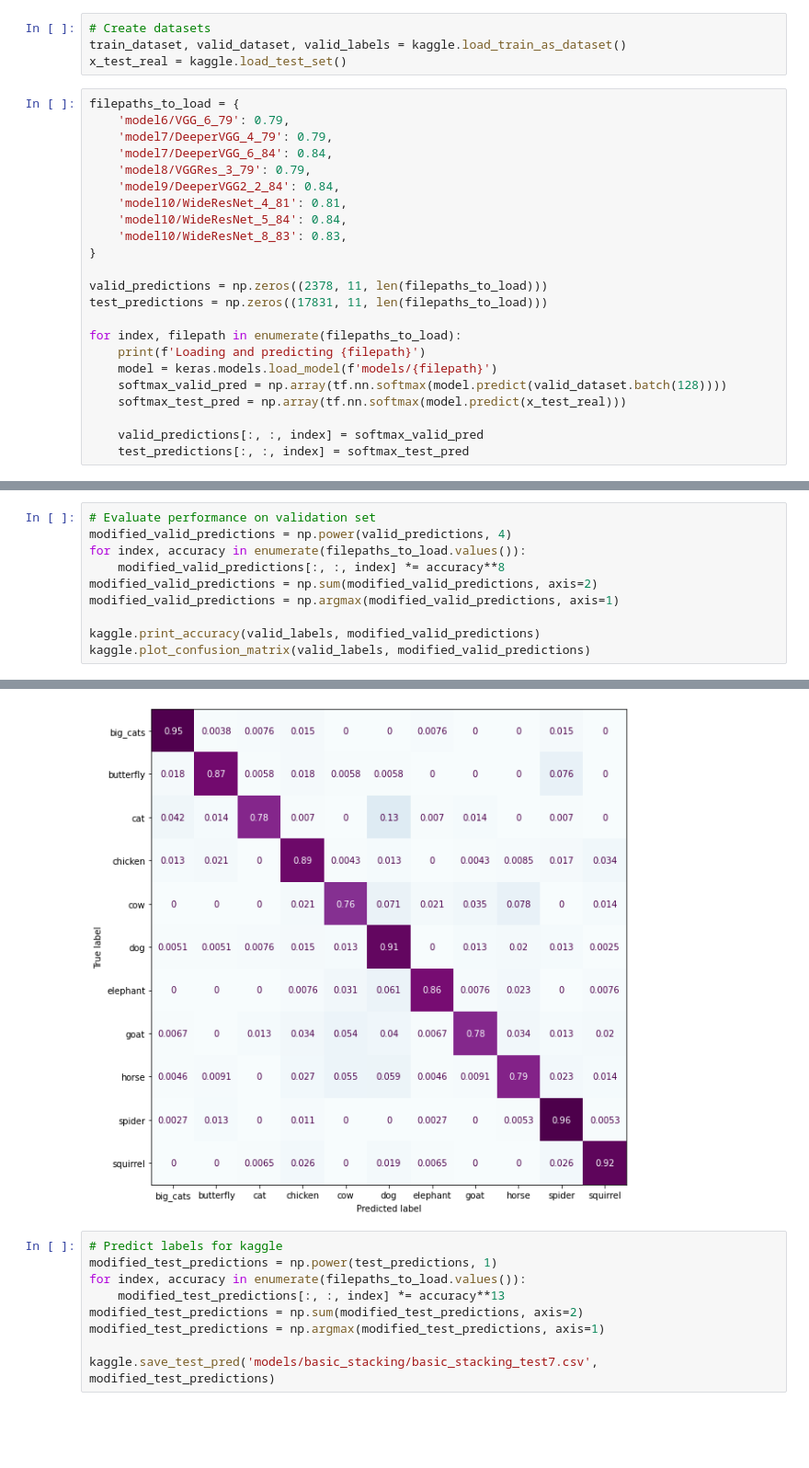
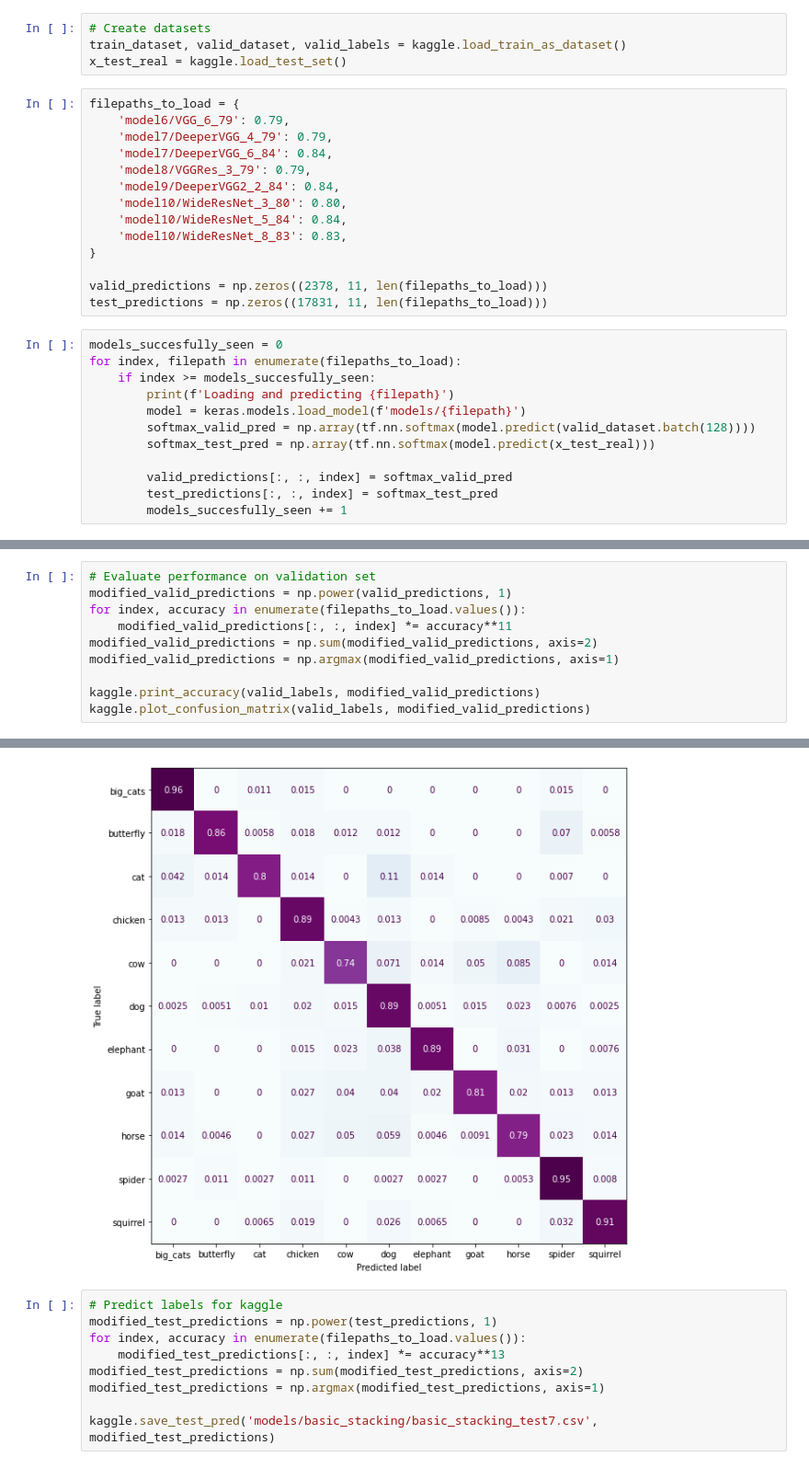
Before and after one commit to guillaume-jones/INF8245E, a Jupyter notebook: Kaggle/basic_stacking.ipynb, the cells around one changed output, grey strips where cells are left out. Shown at 92% size. Drawn from its saved outputs; the diff is of its cells as text; blank space fills up the shorter version.

Commit message:
Stack even more, valid accuracy 0.88

```diff
--- a/Kaggle/basic_stacking.ipynb
+++ b/Kaggle/basic_stacking.ipynb
@@ -19,19 +19,22 @@ filepaths_to_load = {
     'model7/DeeperVGG_6_84': 0.84,
     'model8/VGGRes_3_79': 0.79,
     'model9/DeeperVGG2_2_84': 0.84,
-    'model10/WideResNet_4_81': 0.81,
+    'model10/WideResNet_3_80': 0.80,
     'model10/WideResNet_5_84': 0.84,
     'model10/WideResNet_8_83': 0.83,
 }
 
 valid_predictions = np.zeros((2378, 11, len(filepaths_to_load)))
 test_predictions = np.zeros((17831, 11, len(filepaths_to_load)))
-
-for index, filepath in enumerate(filepaths_to_load):
-    print(f'Loading and predicting {filepath}')
-    model = keras.models.load_model(f'models/{filepath}')
-    softmax_valid_pred = np.array(tf.nn.softmax(model.predict(valid_dataset.batch(128))))
-    softmax_test_pred = np.array(tf.nn.softmax(model.predict(x_test_real)))
-
-    valid_predictions[:, :, index] = softmax_valid_pred
-    test_predictions[:, :, index] = softmax_test_pred
+# %%
+models_succesfully_seen = 0
+for index, filepath in enumerate(filepaths_to_load):
+    if index >= models_succesfully_seen:
+        print(f'Loading and predicting {filepath}')
+        model = keras.models.load_model(f'models/{filepath}')
+        softmax_valid_pred = np.array(tf.nn.softmax(model.predict(valid_dataset.batch(128))))
+        softmax_test_pred = np.array(tf.nn.softmax(model.predict(x_test_real)))
+
+        valid_predictions[:, :, index] = softmax_valid_pred
+        test_predictions[:, :, index] = softmax_test_pred
+        models_succesfully_seen += 1
@@ -68,8 +79,8 @@ Accuracy: 0.8755
 # %%
 # Evaluate performance on validation set
-modified_valid_predictions = np.power(valid_predictions, 4)
+modified_valid_predictions = np.power(valid_predictions, 1)
 for index, accuracy in enumerate(filepaths_to_load.values()):
-    modified_valid_predictions[:, :, index] *= accuracy**8
+    modified_valid_predictions[:, :, index] *= accuracy**11
 modified_valid_predictions = np.sum(modified_valid_predictions, axis=2)
 modified_valid_predictions = np.argmax(modified_valid_predictions, axis=1)
 
@@ -80,4 +91,4 @@ Accuracy: 0.8789
-[figure, old version]
+[figure, new version]
 # %%
 # Predict labels for kaggle
 modified_test_predictions = np.power(test_predictions, 1)
```
Also changed, not shown: parts of 3 cells of this notebook, 1 other file.
